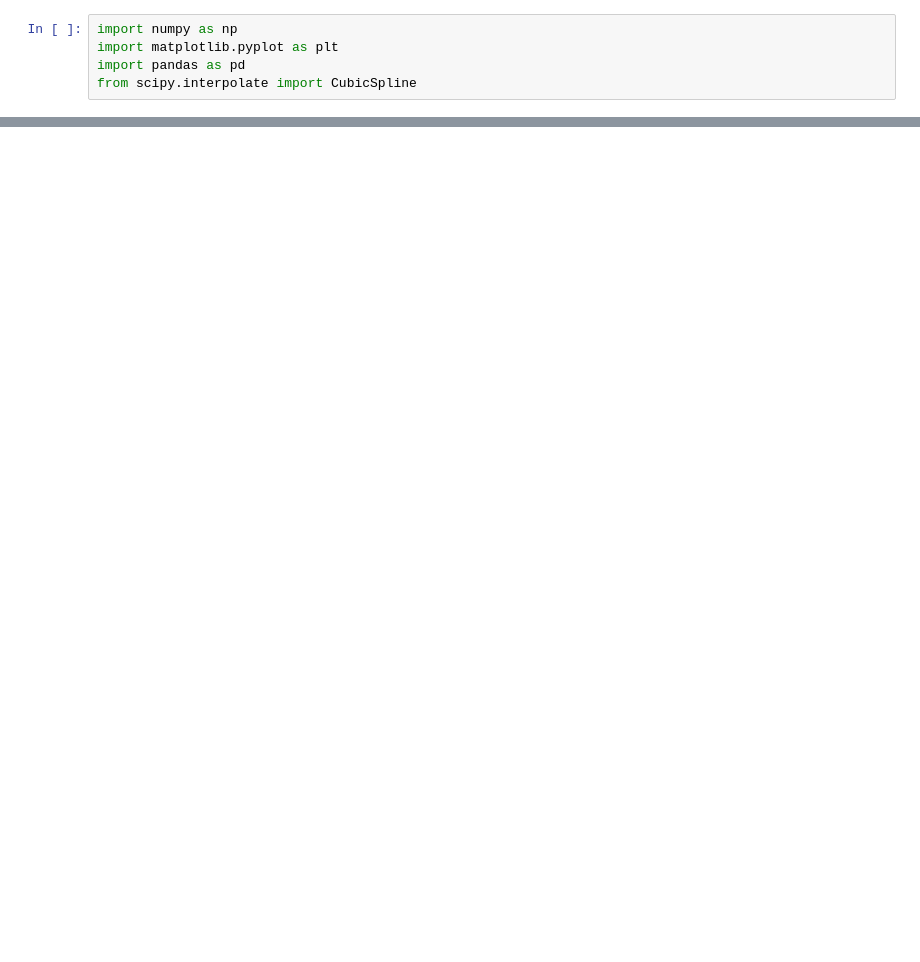
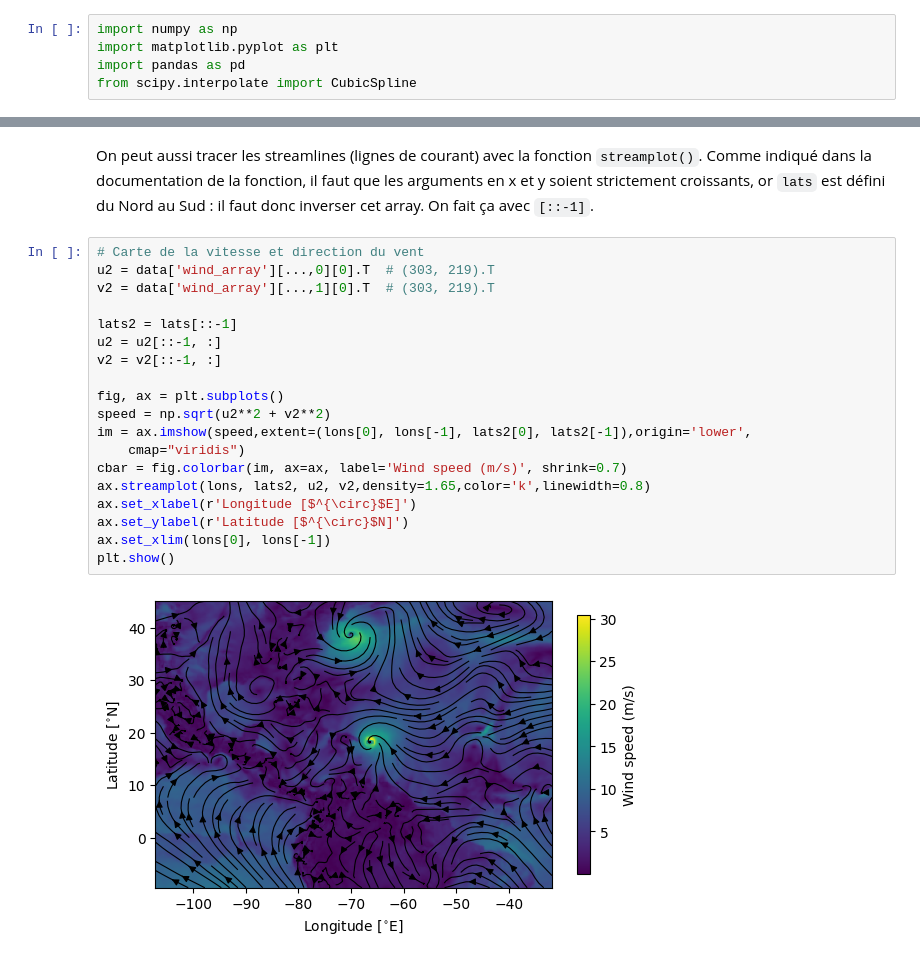
Before and after one commit to mattiasve/LBIR1271-TP7, a Jupyter notebook: TP7_comments.ipynb, the cells around one changed output, grey strips where cells are left out. Drawn from its saved outputs; the diff is of its cells as text; blank space fills up the shorter version.

```diff
--- a/TP7_comments.ipynb
+++ b/TP7_comments.ipynb
@@ -73,0 +117,23 @@ Avec les slices de NumPy, l'approche pour les valeurs aux frontières est la mê
+# %% [markdown]
+On peut aussi tracer les streamlines (lignes de courant) avec la fonction `streamplot()`. Comme indiqué dans la documentation de la fonction, il faut que les arguments en x et y soient strictement croissants, or `lats` est défini du Nord au Sud : il faut donc inverser cet array. On fait ça avec `[::-1]`.
+# %%
+# Carte de la vitesse et direction du vent
+u2 = data['wind_array'][...,0][0].T  # (303, 219).T
+v2 = data['wind_array'][...,1][0].T  # (303, 219).T
+
+lats2 = lats[::-1]
+u2 = u2[::-1, :]
+v2 = v2[::-1, :]
+
+fig, ax = plt.subplots()
+speed = np.sqrt(u2**2 + v2**2)
+im = ax.imshow(speed,extent=(lons[0], lons[-1], lats2[0], lats2[-1]),origin='lower',
+    cmap="viridis")
+cbar = fig.colorbar(im, ax=ax, label='Wind speed (m/s)', shrink=0.7)
+ax.streamplot(lons, lats2, u2, v2,density=1.65,color='k',linewidth=0.8)
+ax.set_xlabel(r'Longitude [$^{\circ}$E]')
+ax.set_ylabel(r'Latitude [$^{\circ}$N]')
+ax.set_xlim(lons[0], lons[-1])
+plt.show()
+# %% [output]
+[figure, added]
```
Also changed, not shown: parts of 17 cells of this notebook, 1 other file.
